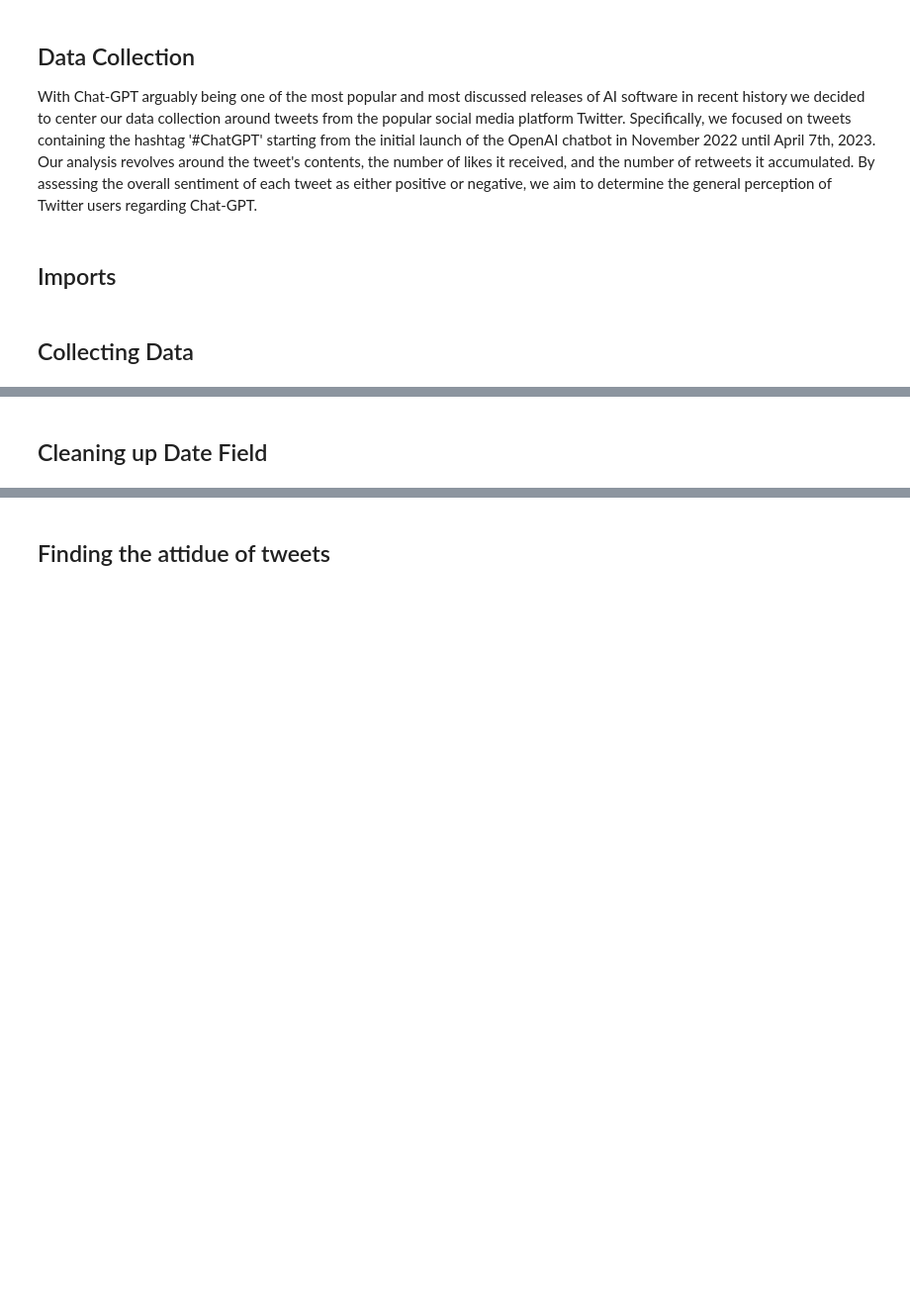
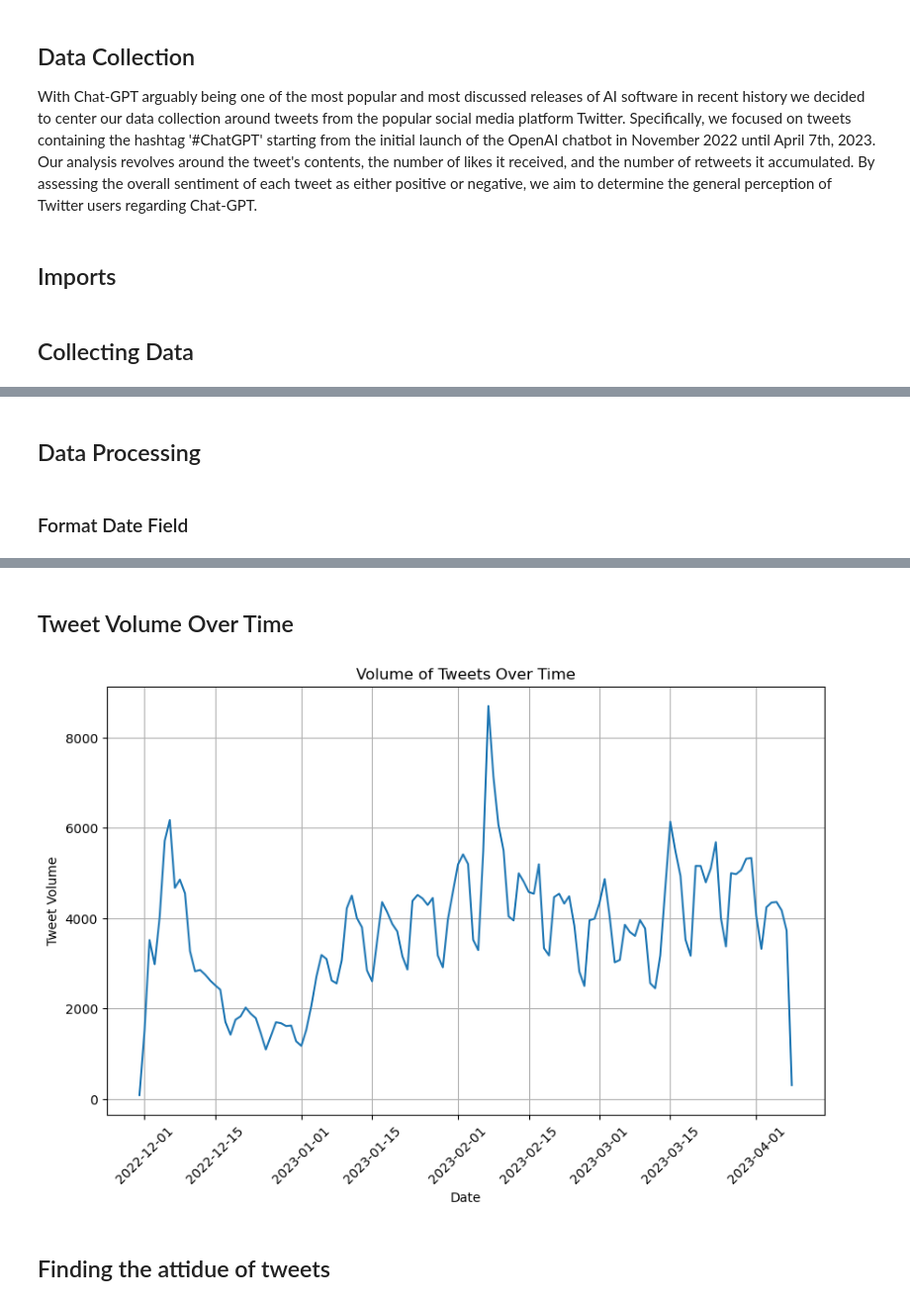
Before and after one commit to Jozue124/CMSC_320_Final_Tutorial, a Jupyter notebook: final_tutorial.ipynb, the cells around one changed output, grey strips where cells are left out. Shown at 99% size. Saved outputs shown, nothing was run; the diff lists cells and outputs as text; code cells hidden in the pictures; blank space fills up the shorter version.

```diff
--- a/final_tutorial.ipynb
+++ b/final_tutorial.ipynb
@@ -42,6 +42,8 @@ df.head()
 | 2 | 2023-04-08 03:32:05+00:00 | New Post at AiNewsDrop!\n\nChatGP... | https://twitter.com/AiNewsDrop/st... | AiNewsDrop | 2022-01-19 06:25:45+00:00 | False | 276.0 | 313.0 | 0 | ... |
 | 3 | 2023-04-08 03:31:08+00:00 | OpenAI’s GPT-4 Just Got Superchar... | https://twitter.com/tubeblogger/s... | tubeblogger | 2013-06-25 01:42:59+00:00 | False | 312.0 | 293.0 | 0 | ... |
 | 4 | 2023-04-08 03:30:51+00:00 | "Classical art" is struggling - n... | https://twitter.com/majorradic/st... | majorradic | 2011-12-12 01:29:15+00:00 | False | 522.0 | 684.0 | 0 | ... |
+# %% [markdown]
+## Data Processing
 # %% [markdown]
-## Cleaning up Date Field
+### Format Date Field
 # %%
@@ -57,6 +59,23 @@ df.head()
 | 2 | 2023-04-08 | New Post at AiNewsDrop!\n\nChatGP... | https://twitter.com/AiNewsDrop/st... | AiNewsDrop | 2022-01-19 06:25:45+00:00 | False | 276.0 | 313.0 | 0 | ... |
 | 3 | 2023-04-08 | OpenAI’s GPT-4 Just Got Superchar... | https://twitter.com/tubeblogger/s... | tubeblogger | 2013-06-25 01:42:59+00:00 | False | 312.0 | 293.0 | 0 | ... |
 | 4 | 2023-04-08 | "Classical art" is struggling - n... | https://twitter.com/majorradic/st... | majorradic | 2011-12-12 01:29:15+00:00 | False | 522.0 | 684.0 | 0 | ... |
+# %% [markdown]
+## Tweet Volume Over Time
+# %%
+# Group by date and count the tweets
+tweets_by_date = df.groupby('Date')['Tweet'].count()
+
+# Create a line chart of the volume of tweets over time
+plt.figure(figsize=(10, 6))
+plt.plot(tweets_by_date.index, tweets_by_date)
+plt.xlabel("Date")
+plt.ylabel("Tweet Volume")
+plt.title("Volume of Tweets Over Time")
+plt.xticks(rotation=45)
+plt.grid()
+plt.show()
+# %% [output]
+[figure, added]
 # %% [markdown]
 ## Finding the attidue of tweets
 # %%
```
Also changed, not shown: parts of 9 cells of this notebook.
